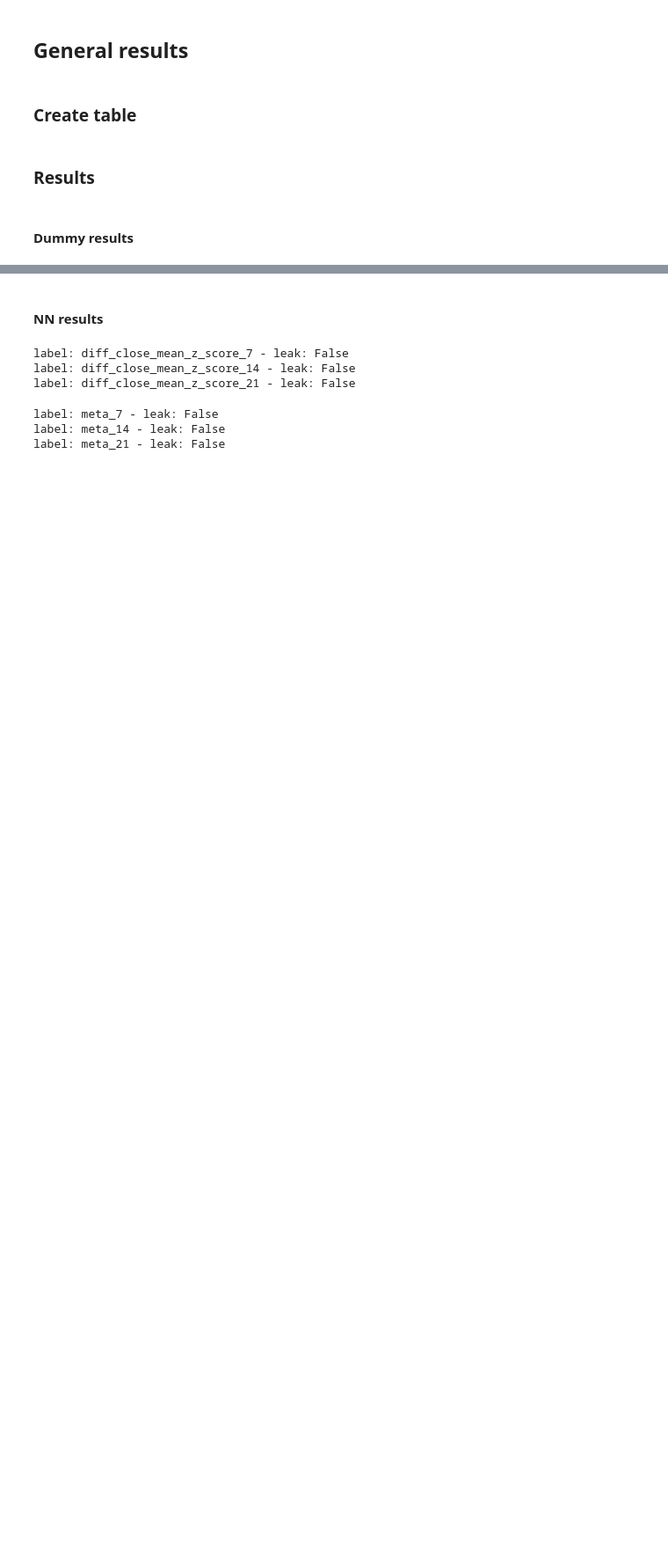
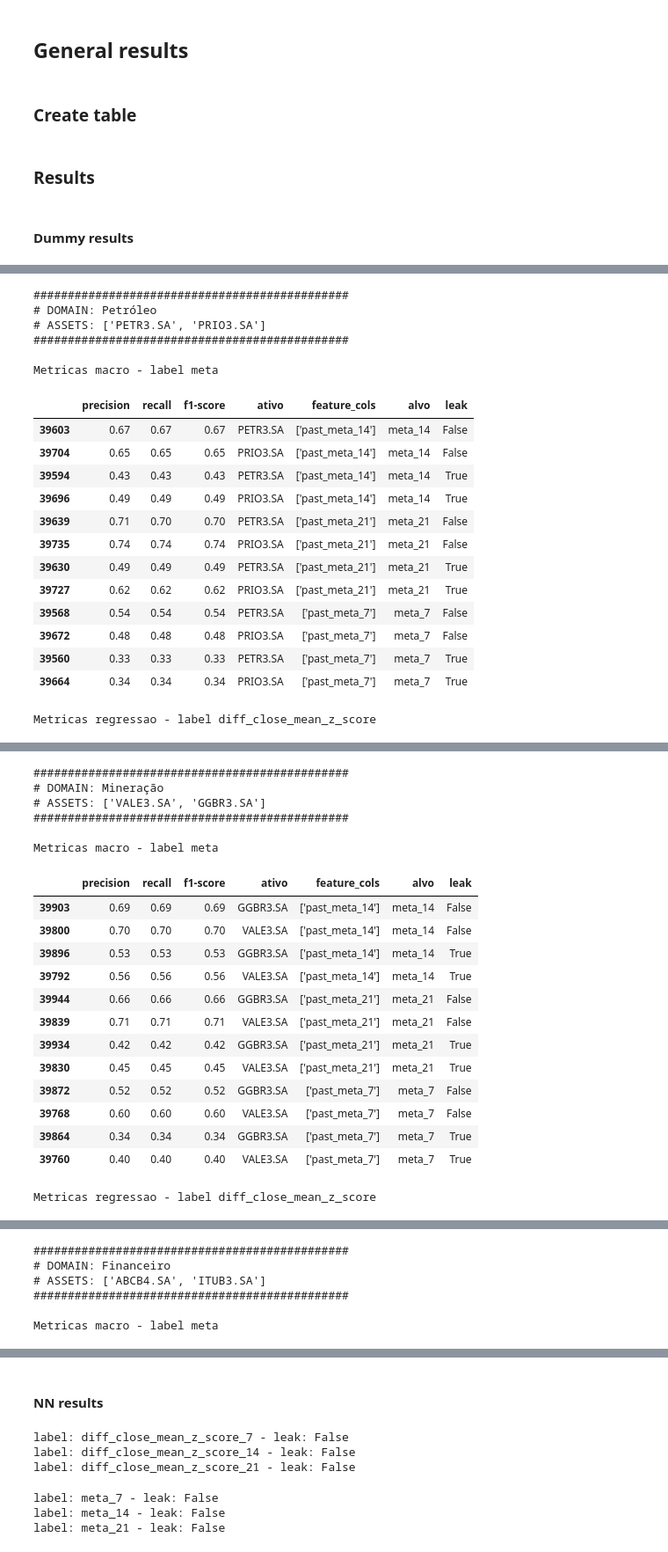
Before and after one commit to semcovici/Mean-Reversion-Prediction-with-Brazilian-Stocks-Market, a Jupyter notebook: notebooks/results_analysis.ipynb, the cells around one changed output, grey strips where cells are left out. Shown: that part at 88% size. Cells and saved outputs as stored; diff of their text form; code cells hidden in the pictures; blank space fills up the shorter version.

```diff
--- a/notebooks/results_analysis.ipynb
+++ b/notebooks/results_analysis.ipynb
@@ -200,25 +204,48 @@ for label in macro_dummy.label_col.unique():
 # %%
+
 
 for assets, domain in assets_domain:
     print(f'''
 ##############################################
 # DOMAIN: {domain}
 # ASSETS: {assets}
 ##############################################
           ''')
 
 
 
     print('Metricas macro - label meta')
     metrics_clf = macro_dummy[macro_dummy.label_col.str.contains('meta') & macro_dummy.asset.isin(assets)].\
-    drop(['support', 'scaling_method', 'prediction_type', 'seq_len', 'class', 'model', 'feature_cols'], axis =1 ).\
-            rename({'asset': 'ativo', 'label_col': 'alvo'},axis=1)[['ativo','alvo','precision','recall', 'f1-score']]
+    drop(['support', 'scaling_method', 'prediction_type', 'seq_len', 'class', 'model'], axis =1 ).\
+            rename({'asset': 'ativo', 'label_col': 'alvo'},axis=1)
 
-    display(metrics_clf)
+
+    display(metrics_clf.sort_values(['alvo', 'leak', 'ativo']))
 
     print('Metricas regressao - label diff_close_mean_z_score')
 
     metrics_reg = reg_dummy[reg_dummy.label_col.str.contains('diff_close_mean_z_score') & reg_dummy.asset.isin(assets)].\
         drop(['scaling_method', 'prediction_type', 'seq_len', 'model', 'feature_cols'], axis = 1).\
             rename({'asset': 'ativo', 'label_col': 'alvo'},axis=1)
     display(metrics_reg)
+# %% [output]
+##############################################
+# DOMAIN: Petróleo
+# ASSETS: ['PETR3.SA', 'PRIO3.SA']
+##############################################
+
+Metricas macro - label meta
+|  | precision | recall | f1-score | ativo | feature_cols | alvo | leak |
+| 39603 | 0.67 | 0.67 | 0.67 | PETR3.SA | ['past_meta_14'] | meta_14 | False |
+| 39704 | 0.65 | 0.65 | 0.65 | PRIO3.SA | ['past_meta_14'] | meta_14 | False |
+| 39594 | 0.43 | 0.43 | 0.43 | PETR3.SA | ['past_meta_14'] | meta_14 | True |
+| 39696 | 0.49 | 0.49 | 0.49 | PRIO3.SA | ['past_meta_14'] | meta_14 | True |
+| 39639 | 0.71 | 0.70 | 0.70 | PETR3.SA | ['past_meta_21'] | meta_21 | False |
+| 39735 | 0.74 | 0.74 | 0.74 | PRIO3.SA | ['past_meta_21'] | meta_21 | False |
+| 39630 | 0.49 | 0.49 | 0.49 | PETR3.SA | ['past_meta_21'] | meta_21 | True |
+| 39727 | 0.62 | 0.62 | 0.62 | PRIO3.SA | ['past_meta_21'] | meta_21 | True |
+| 39568 | 0.54 | 0.54 | 0.54 | PETR3.SA | ['past_meta_7'] | meta_7 | False |
+| 39672 | 0.48 | 0.48 | 0.48 | PRIO3.SA | ['past_meta_7'] | meta_7 | False |
+| 39560 | 0.33 | 0.33 | 0.33 | PETR3.SA | ['past_meta_7'] | meta_7 | True |
+| 39664 | 0.34 | 0.34 | 0.34 | PRIO3.SA | ['past_meta_7'] | meta_7 | True |
+Metricas regressao - label diff_close_mean_z_score
@@ -224,0 +265,20 @@ for assets, domain in assets_domain:
+##############################################
+# DOMAIN: Mineração
+# ASSETS: ['VALE3.SA', 'GGBR3.SA']
+##############################################
+
+Metricas macro - label meta
+|  | precision | recall | f1-score | ativo | feature_cols | alvo | leak |
+| 39903 | 0.69 | 0.69 | 0.69 | GGBR3.SA | ['past_meta_14'] | meta_14 | False |
+| 39800 | 0.70 | 0.70 | 0.70 | VALE3.SA | ['past_meta_14'] | meta_14 | False |
+| 39896 | 0.53 | 0.53 | 0.53 | GGBR3.SA | ['past_meta_14'] | meta_14 | True |
+| 39792 | 0.56 | 0.56 | 0.56 | VALE3.SA | ['past_meta_14'] | meta_14 | True |
+| 39944 | 0.66 | 0.66 | 0.66 | GGBR3.SA | ['past_meta_21'] | meta_21 | False |
+| 39839 | 0.71 | 0.71 | 0.71 | VALE3.SA | ['past_meta_21'] | meta_21 | False |
+| 39934 | 0.42 | 0.42 | 0.42 | GGBR3.SA | ['past_meta_21'] | meta_21 | True |
+| 39830 | 0.45 | 0.45 | 0.45 | VALE3.SA | ['past_meta_21'] | meta_21 | True |
+| 39872 | 0.52 | 0.52 | 0.52 | GGBR3.SA | ['past_meta_7'] | meta_7 | False |
+| 39768 | 0.60 | 0.60 | 0.60 | VALE3.SA | ['past_meta_7'] | meta_7 | False |
+| 39864 | 0.34 | 0.34 | 0.34 | GGBR3.SA | ['past_meta_7'] | meta_7 | True |
+| 39760 | 0.40 | 0.40 | 0.40 | VALE3.SA | ['past_meta_7'] | meta_7 | True |
+Metricas regressao - label diff_close_mean_z_score
@@ -224,0 +298,6 @@ for assets, domain in assets_domain:
+##############################################
+# DOMAIN: Financeiro
+# ASSETS: ['ABCB4.SA', 'ITUB3.SA']
+##############################################
+
+Metricas macro - label meta
```
Also changed, not shown: parts of 3 cells of this notebook.
